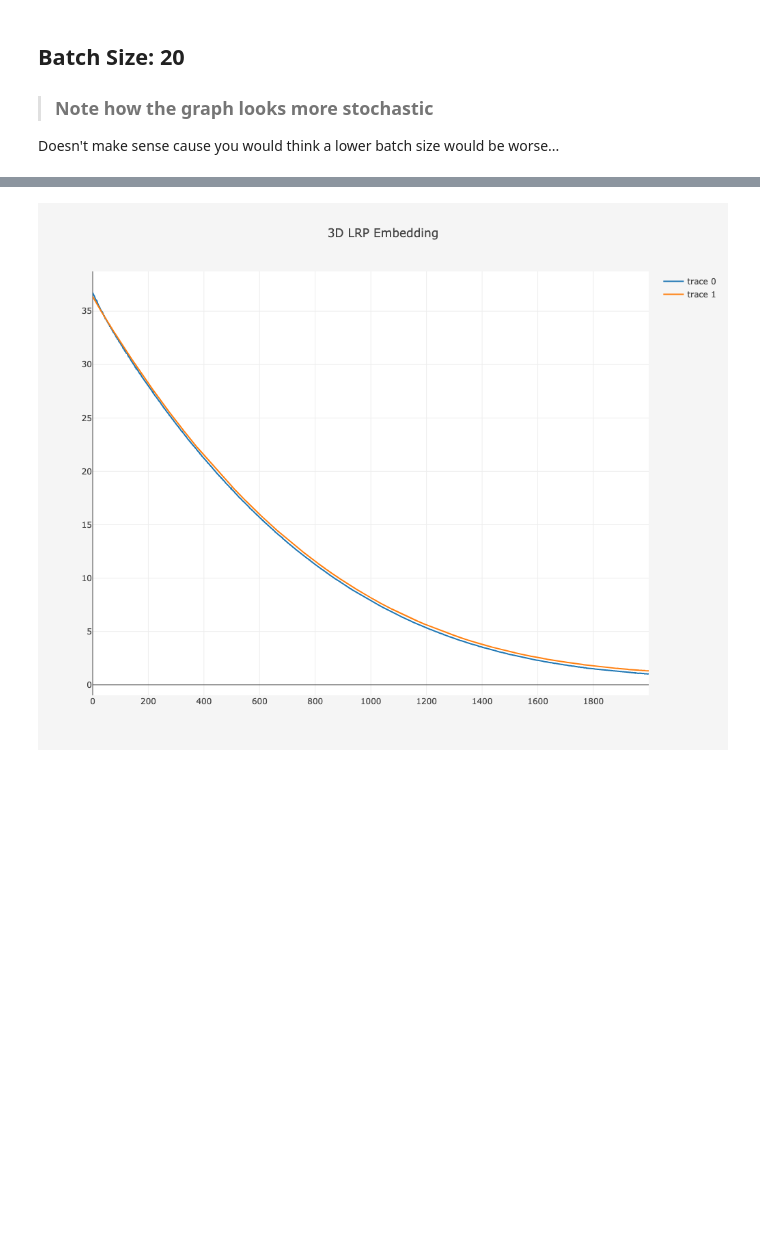
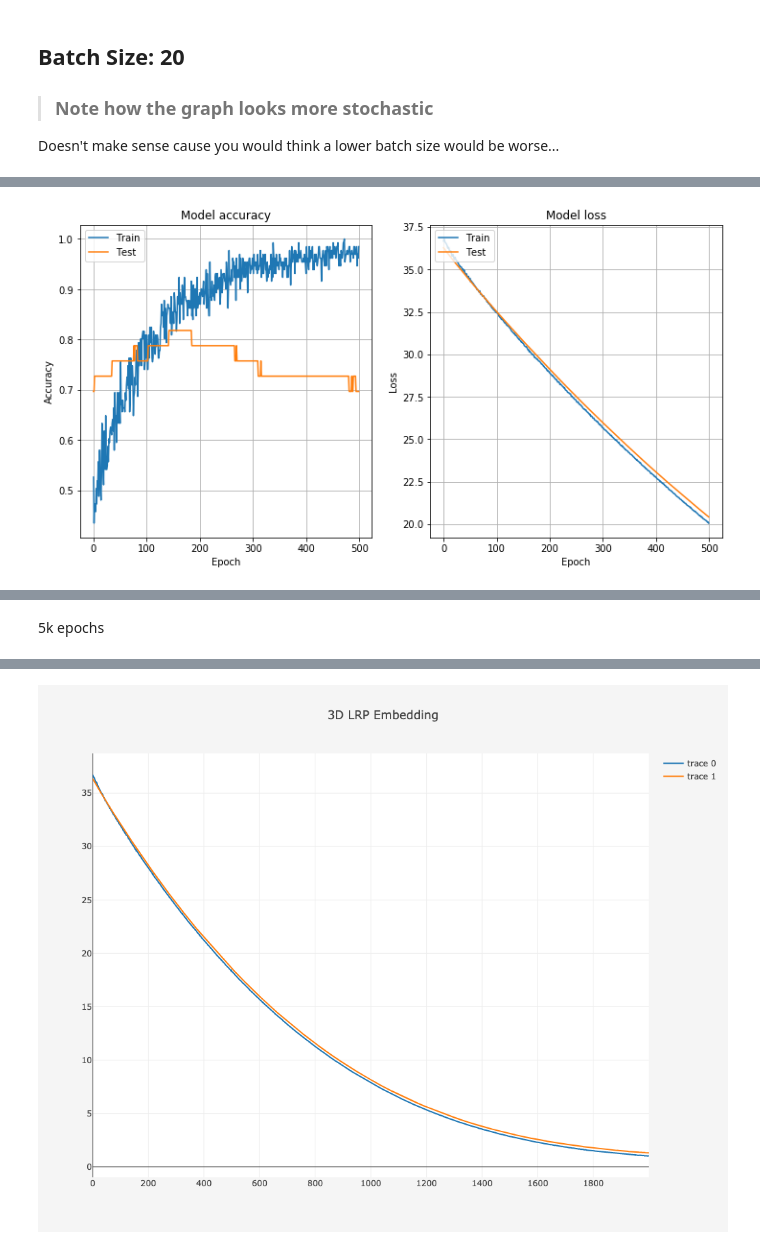
Before and after one commit to ahsanMah/interpretDL, a Jupyter notebook: ASD/HR+LRP.ipynb, the cells around one changed output, grey strips where cells are left out. Drawn from its saved outputs; the diff is of its cells as text; code cells hidden in the pictures; blank space fills up the shorter version.

```diff
--- a/ASD/HR+LRP.ipynb
+++ b/ASD/HR+LRP.ipynb
@@ -292,5 +259,5 @@ Doesn't make sense cause you would think a lower batch size would be worse...
 %%time
 dnn = build_dnn(num_features=data.shape[1], num_labels=1, activation="elu")
 history = dnn.fit(X_train, y_train, validation_data=(X_valid,y_valid),class_weight=class_weight,
-                  epochs=2000, batch_size=20, verbose=0, callbacks=[])
+                  epochs=500, batch_size=20, verbose=0, callbacks=[])
 # %% [output]
@@ -298,0 +266,5 @@ Wall time: 18.7 s
+# %%
+plot_history(history)
+print("Loss:{:0.3f}, Acc:{:.4f}".format(*dnn.evaluate(X_valid,y_valid)))
+# %% [output]
+[figure, added]
@@ -298,0 +273,2 @@ Wall time: 18.7 s
+# %% [markdown]
+5k epochs
```
Also changed, not shown: parts of 13 cells of this notebook, 4 other files.
